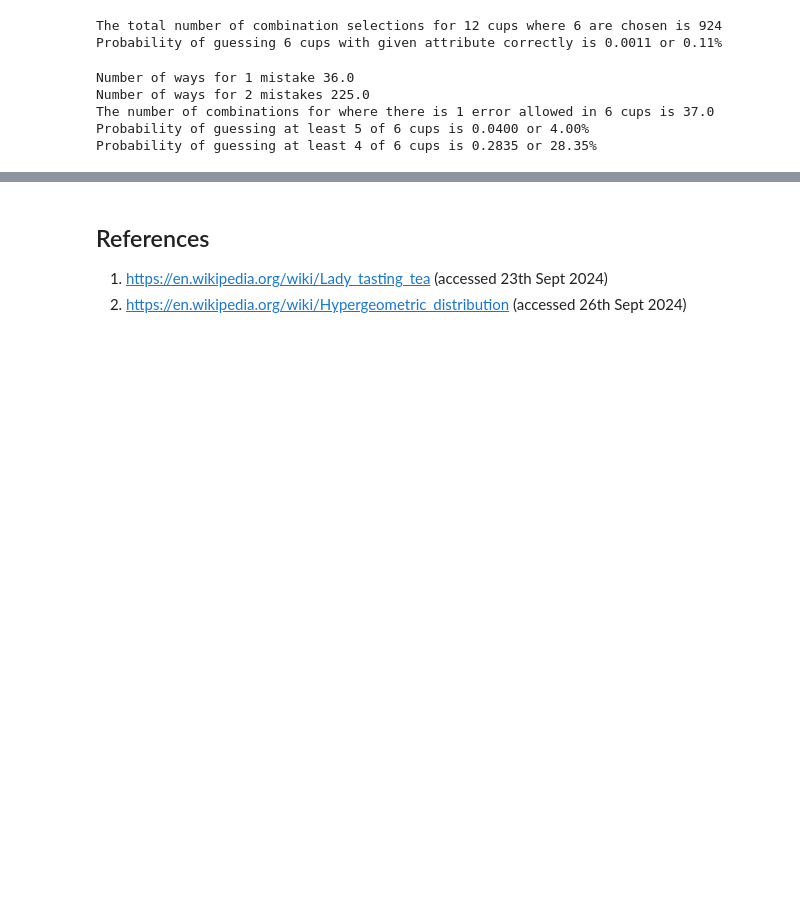
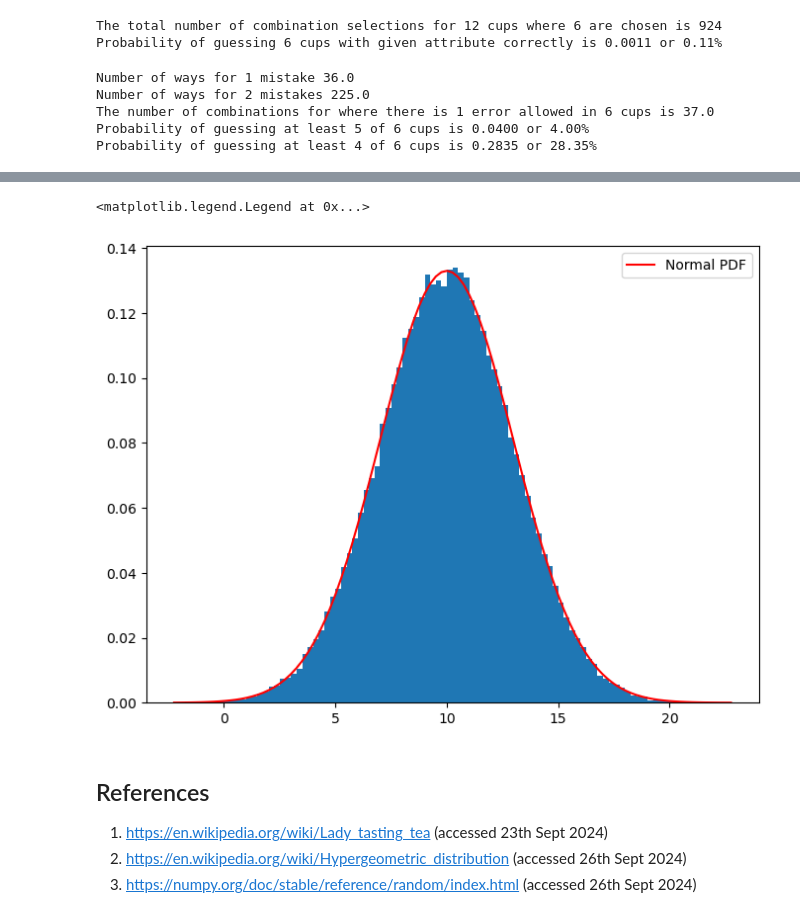
Before and after one commit to Eilis9/applied_statistics, a Jupyter notebook: tasks.ipynb, the cells around one changed output, grey strips where cells are left out. Cells and saved outputs as stored; diff of their text form; code cells hidden in the pictures; blank space fills up the shorter version.

```diff
--- a/tasks.ipynb
+++ b/tasks.ipynb
@@ -78,5 +99,21 @@ Probability of guessing at least 4 of 6 cups is 0.2835 or 28.35%
+# %%
+# Using scipy stats for normal pdf
+from scipy.stats import norm
+
+no_of_bins = 100
+plt.figure(figsize=(8, 6))
+count, bins, _ = plt.hist(data, bins=no_of_bins, density=True)  # Plot the normal random data normalised, return the bins
+#print(bins)
+
+pdf_fitted_norm = norm.pdf(bins, loc=mean, scale=st_dev)
+plt.plot(bins, pdf_fitted_norm, 'r', label='Normal PDF');
+plt.legend();
+# %% [output]
+<matplotlib.legend.Legend at 0x...>
+[figure, added]
 # %% [markdown]
 ## References
 
 1. https://en.wikipedia.org/wiki/Lady_tasting_tea (accessed 23th Sept 2024)
 2. https://en.wikipedia.org/wiki/Hypergeometric_distribution (accessed 26th Sept 2024)
+3. https://numpy.org/doc/stable/reference/random/index.html (accessed 26th Sept 2024)
```
Also changed, not shown: parts of 3 cells of this notebook.
